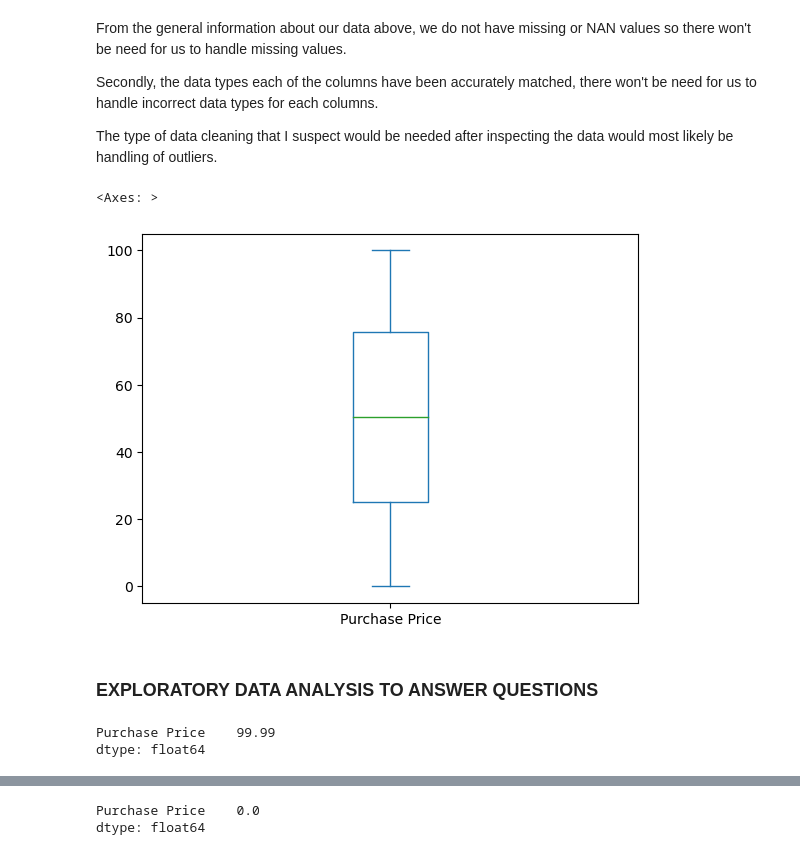
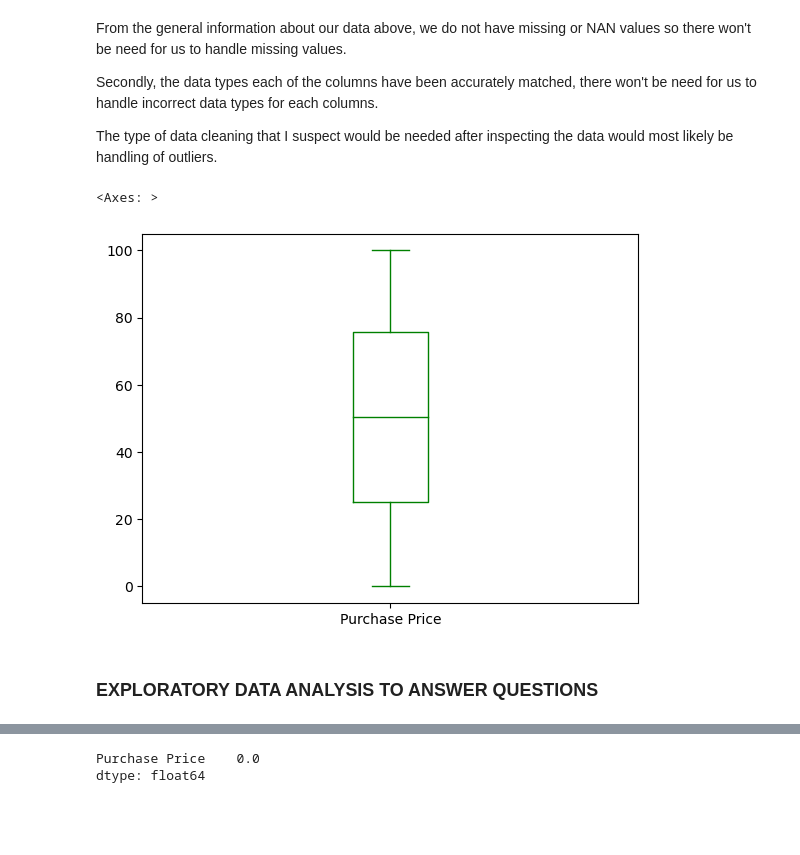
Before and after one commit to Sunday-Oladokun/E-Commerce-EDA-Project, a Jupyter notebook: E-Commerce Sales.ipynb, the cells around one changed output, grey strips where cells are left out. Saved outputs shown, nothing was run; the diff lists cells and outputs as text; code cells hidden in the pictures; blank space fills up the shorter version.

```diff
--- a/E-Commerce Sales.ipynb
+++ b/E-Commerce Sales.ipynb
@@ -103,18 +106,11 @@ Secondly, the data types each of the columns have been accurately matched, there
 The type of data cleaning that I suspect would be needed after inspecting the data would most likely be handling of outliers.
 # %%
 # Visualize the numerical columns to check for outliers, this would be done with the aid of a boxplot. The only column would be the purchase price column
-purchases_data["Purchase Price"].plot(kind="box")
+purchases_data["Purchase Price"].plot(kind="box", color="green")
 
 # Interestingly, the data has zero outliers and it is also a symmetrical data.
 # %% [output]
 <Axes: >
-[figure, old version]
+[figure, new version]
 # %% [markdown]
 ### EXPLORATORY DATA ANALYSIS TO ANSWER QUESTIONS
-# %%
-# Highest Purchase Prices
-highest_purchase_price = purchases_data[["Purchase Price"]].max()
-highest_purchase_price
-# %% [output]
-Purchase Price    99.99
-dtype: float64
```
Also changed, not shown: parts of 21 cells of this notebook, 1 other file.
